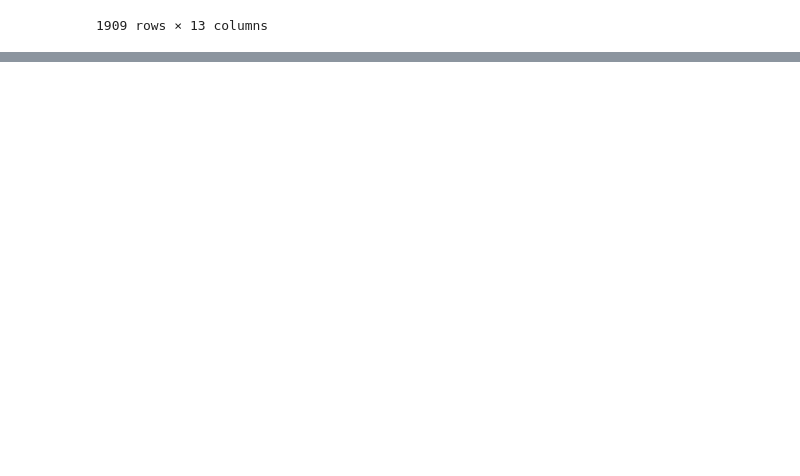
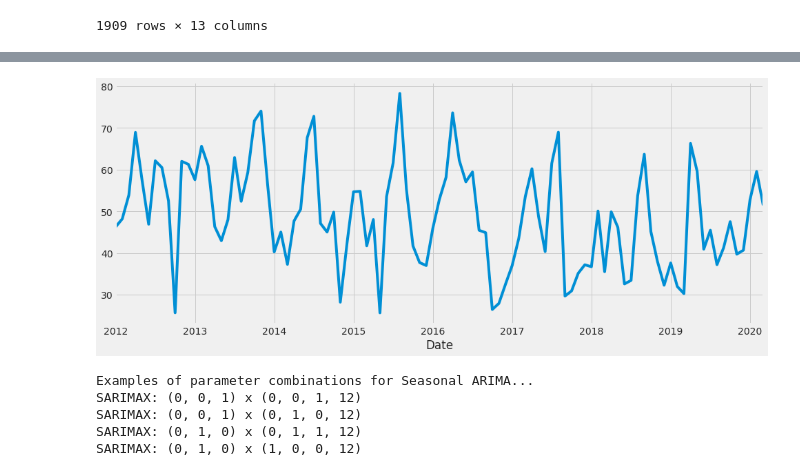
Before and after one commit to KabichNeu/StockMarketPrediction, a Jupyter notebook: main.ipynb, the cells around one changed output, grey strips where cells are left out. Cells and saved outputs as stored; diff of their text form; code cells hidden in the pictures; blank space fills up the shorter version.

Commit message:
Future forecasting of RSI using ARIMA .

```diff
--- a/main.ipynb
+++ b/main.ipynb
@@ -379,0 +379,12 @@ decompose_time_series(stockdata['RSI'], 365)
+# %%
+import warnings
+import itertools
+import pandas as pd
+import numpy as np
+import statsmodels.api as sm
+import matplotlib.pyplot as plt
+plt.style.use('fivethirtyeight')
+# %%
+y = stockdata['RSI'].resample('MS').mean()
+y = y.fillna(y.bfill())
+print(y)
@@ -379,0 +405,26 @@ decompose_time_series(stockdata['RSI'], 365)
+# %%
+y.plot(figsize=(15,6))
+plt.show()
+# %% [output]
+[figure, added]
+# %%
+# Define the p, d and q parameters to take any value between 0 and 2
+p = d = q = range(0, 2)
+
+# Generate all different combinations of p, q and q triplets
+pdq = list(itertools.product(p, d, q))
+
+# Generate all different combinations of seasonal p, q and q triplets
+seasonal_pdq = [(x[0], x[1], x[2], 12) for x in list(itertools.product(p, d, q))]
+
+print('Examples of parameter combinations for Seasonal ARIMA...')
+print('SARIMAX: {} x {}'.format(pdq[1], seasonal_pdq[1]))
+print('SARIMAX: {} x {}'.format(pdq[1], seasonal_pdq[2]))
+print('SARIMAX: {} x {}'.format(pdq[2], seasonal_pdq[3]))
+print('SARIMAX: {} x {}'.format(pdq[2], seasonal_pdq[4]))
+# %% [output]
+Examples of parameter combinations for Seasonal ARIMA...
+SARIMAX: (0, 0, 1) x (0, 0, 1, 12)
+SARIMAX: (0, 0, 1) x (0, 1, 0, 12)
+SARIMAX: (0, 1, 0) x (0, 1, 1, 12)
+SARIMAX: (0, 1, 0) x (1, 0, 0, 12)
```
Also changed, not shown: parts of 14 cells of this notebook.
